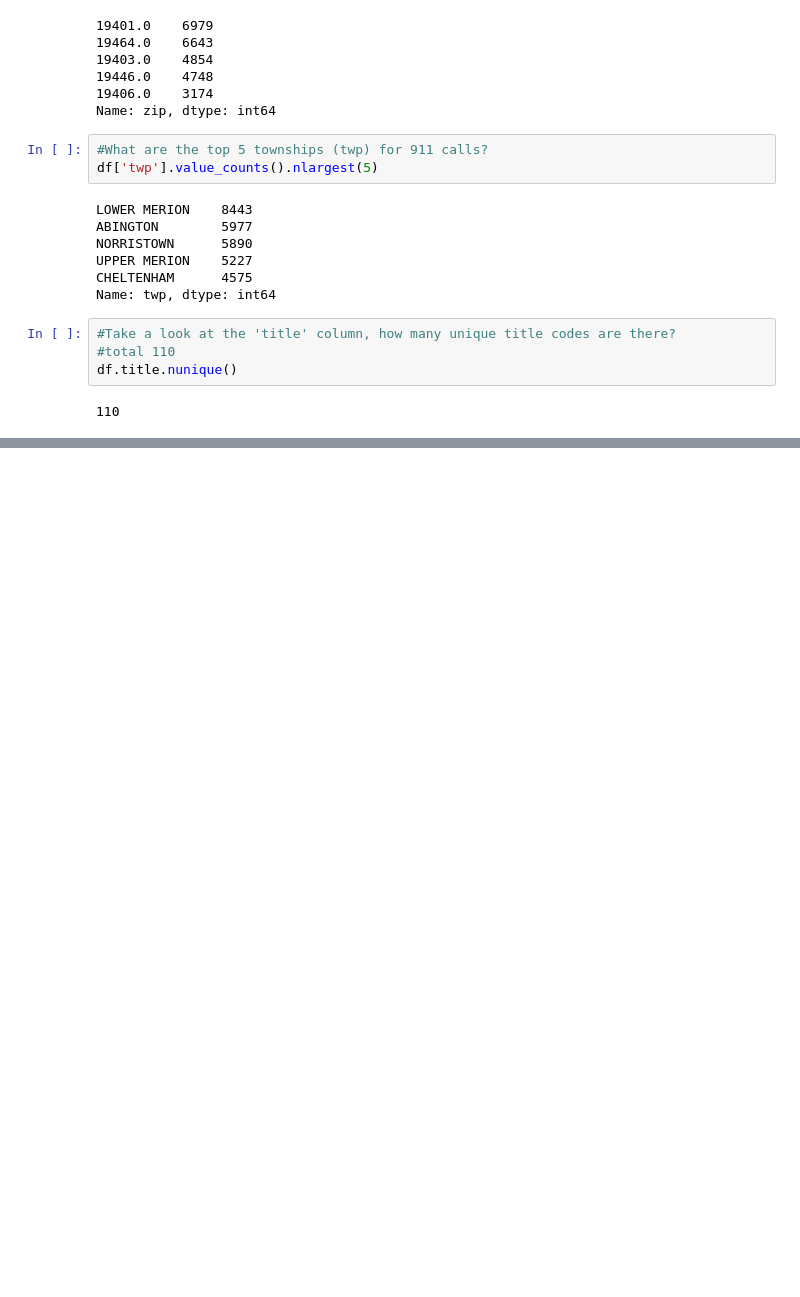
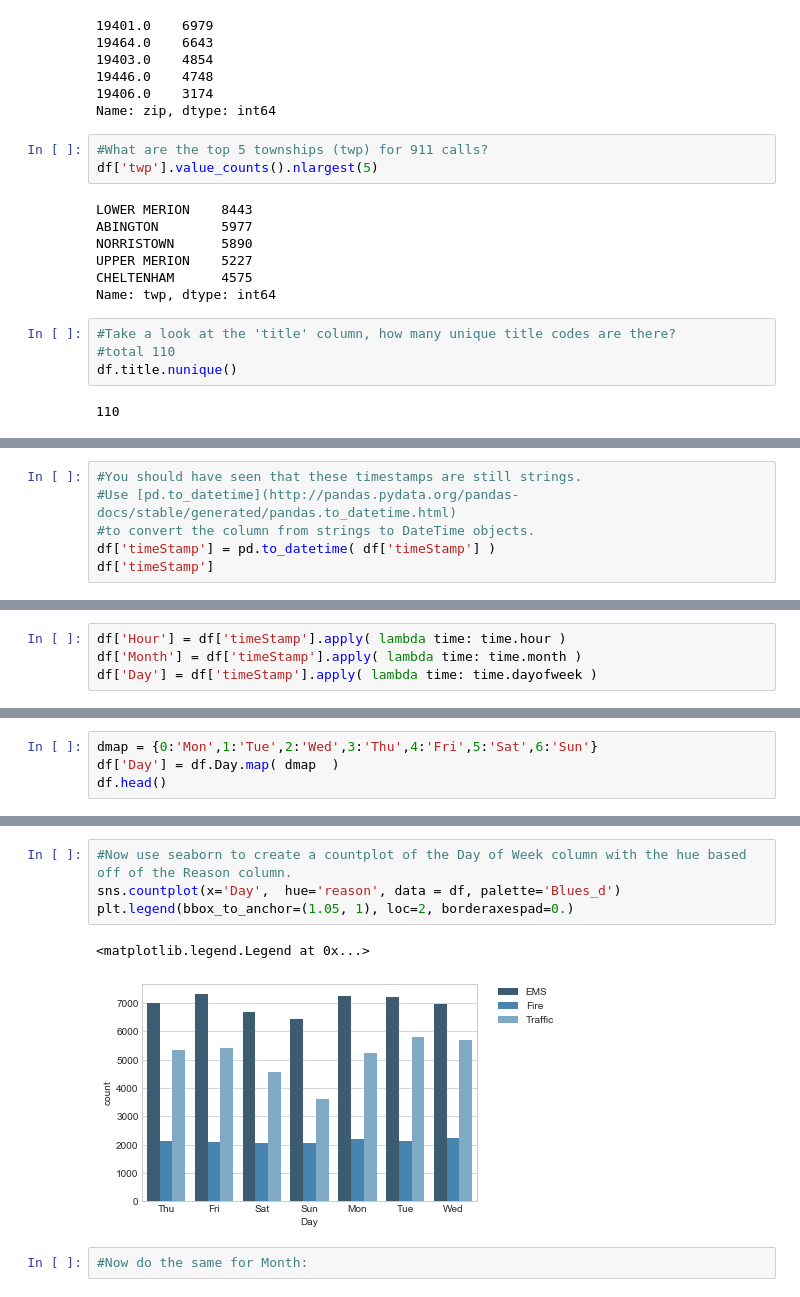
Before and after one commit to jlopez1423/python-911-calls-data-analysis, a Jupyter notebook: 911 Calls Data Analysis.ipynb, the cells around one changed output, grey strips where cells are left out. Cells and saved outputs as stored; diff of their text form; blank space fills up the shorter version.

```diff
--- a/911 Calls Data Analysis.ipynb
+++ b/911 Calls Data Analysis.ipynb
@@ -75,0 +100,6 @@ df.title.nunique()
+# %%
+#You should have seen that these timestamps are still strings.
+#Use [pd.to_datetime](http://pandas.pydata.org/pandas-docs/stable/generated/pandas.to_datetime.html)
+#to convert the column from strings to DateTime objects.
+df['timeStamp'] = pd.to_datetime( df['timeStamp'] )
+df['timeStamp']
@@ -75,0 +134,4 @@ df.title.nunique()
+# %%
+df['Hour'] = df['timeStamp'].apply( lambda time: time.hour )
+df['Month'] = df['timeStamp'].apply( lambda time: time.month )
+df['Day'] = df['timeStamp'].apply( lambda time: time.dayofweek )
@@ -75,0 +146,4 @@ df.title.nunique()
+# %%
+dmap = {0:'Mon',1:'Tue',2:'Wed',3:'Thu',4:'Fri',5:'Sat',6:'Sun'}
+df['Day'] = df.Day.map( dmap  )
+df.head()
@@ -75,0 +157,9 @@ df.title.nunique()
+# %%
+#Now use seaborn to create a countplot of the Day of Week column with the hue based off of the Reason column.
+sns.countplot(x='Day',  hue='reason', data = df, palette='Blues_d')
+plt.legend(bbox_to_anchor=(1.05, 1), loc=2, borderaxespad=0.)
+# %% [output]
+<matplotlib.legend.Legend at 0x...>
+[figure, added]
+# %%
+#Now do the same for Month:
```
Also changed, not shown: parts of 13 cells of this notebook.
